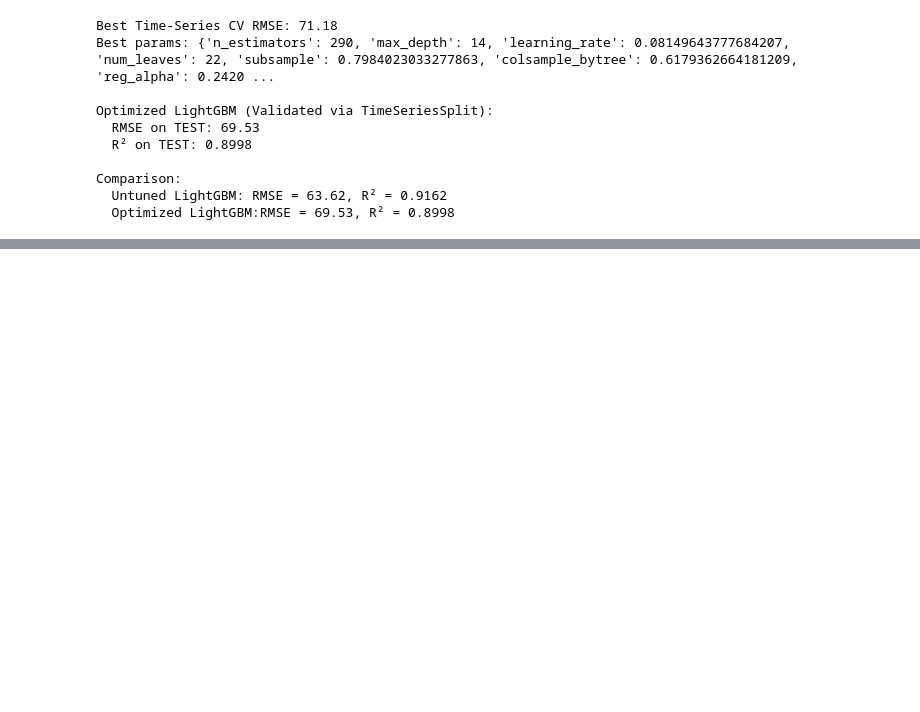
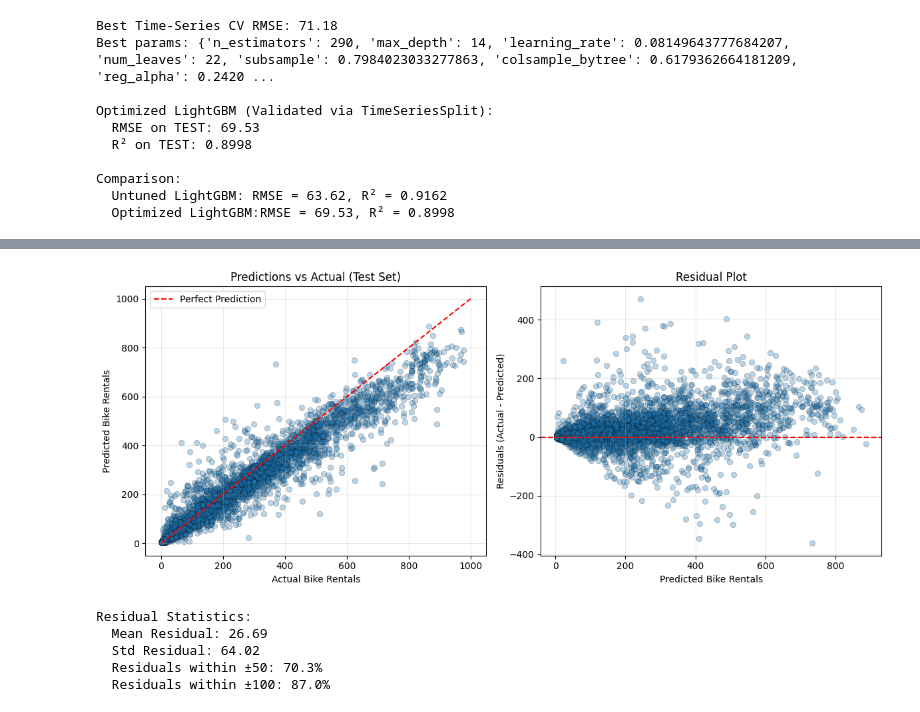
Before and after one commit to boughanmiyoussef/BikeDemand, a Jupyter notebook: notebook/BikeDemand.ipynb, the cells around one changed output, grey strips where cells are left out. Cells and saved outputs as stored; diff of their text form; code cells hidden in the pictures; blank space fills up the shorter version.

Commit message:
test the model

```diff
--- a/notebook/BikeDemand.ipynb
+++ b/notebook/BikeDemand.ipynb
@@ -817,0 +817,43 @@ print(f"Log-Optimized LightGBM: RMSE = {opt_rmse:.2f}, R² = {opt_r2:.4f}")
+# %%
+results_df = pd.DataFrame({
+    'Actual': y_test.values,
+    'Predicted': y_pred_final,
+    'Hour': df.loc[test_mask, 'hr_num'].values,
+    'Date': df.loc[test_mask, 'dteday'].values
+})
+
+plt.figure(figsize=(12, 5))
+
+plt.subplot(1, 2, 1)
+plt.scatter(results_df['Actual'], results_df['Predicted'], alpha=0.3, edgecolors='k', linewidth=0.5)
+plt.plot([0, 1000], [0, 1000], 'r--', label='Perfect Prediction')
+plt.xlabel('Actual Bike Rentals')
+plt.ylabel('Predicted Bike Rentals')
+plt.title('Predictions vs Actual (Test Set)')
+plt.legend()
+plt.grid(True, alpha=0.3)
+
+plt.subplot(1, 2, 2)
+residuals = results_df['Actual'] - results_df['Predicted']
+plt.scatter(results_df['Predicted'], residuals, alpha=0.3, edgecolors='k', linewidth=0.5)
+plt.axhline(y=0, color='r', linestyle='--')
+plt.xlabel('Predicted Bike Rentals')
+plt.ylabel('Residuals (Actual - Predicted)')
+plt.title('Residual Plot')
+plt.grid(True, alpha=0.3)
+
+plt.tight_layout()
+plt.show()
+
+print(f"\nResidual Statistics:")
+print(f"  Mean Residual: {residuals.mean():.2f}")
+print(f"  Std Residual: {residuals.std():.2f}")
+print(f"  Residuals within ±50: {(abs(residuals) < 50).mean()*100:.1f}%")
+print(f"  Residuals within ±100: {(abs(residuals) < 100).mean()*100:.1f}%")
+# %% [output]
+[figure, added]
+Residual Statistics:
+  Mean Residual: 26.69
+  Std Residual: 64.02
+  Residuals within ±50: 70.3%
+  Residuals within ±100: 87.0%
```
Also changed, not shown: parts of 4 cells of this notebook.
